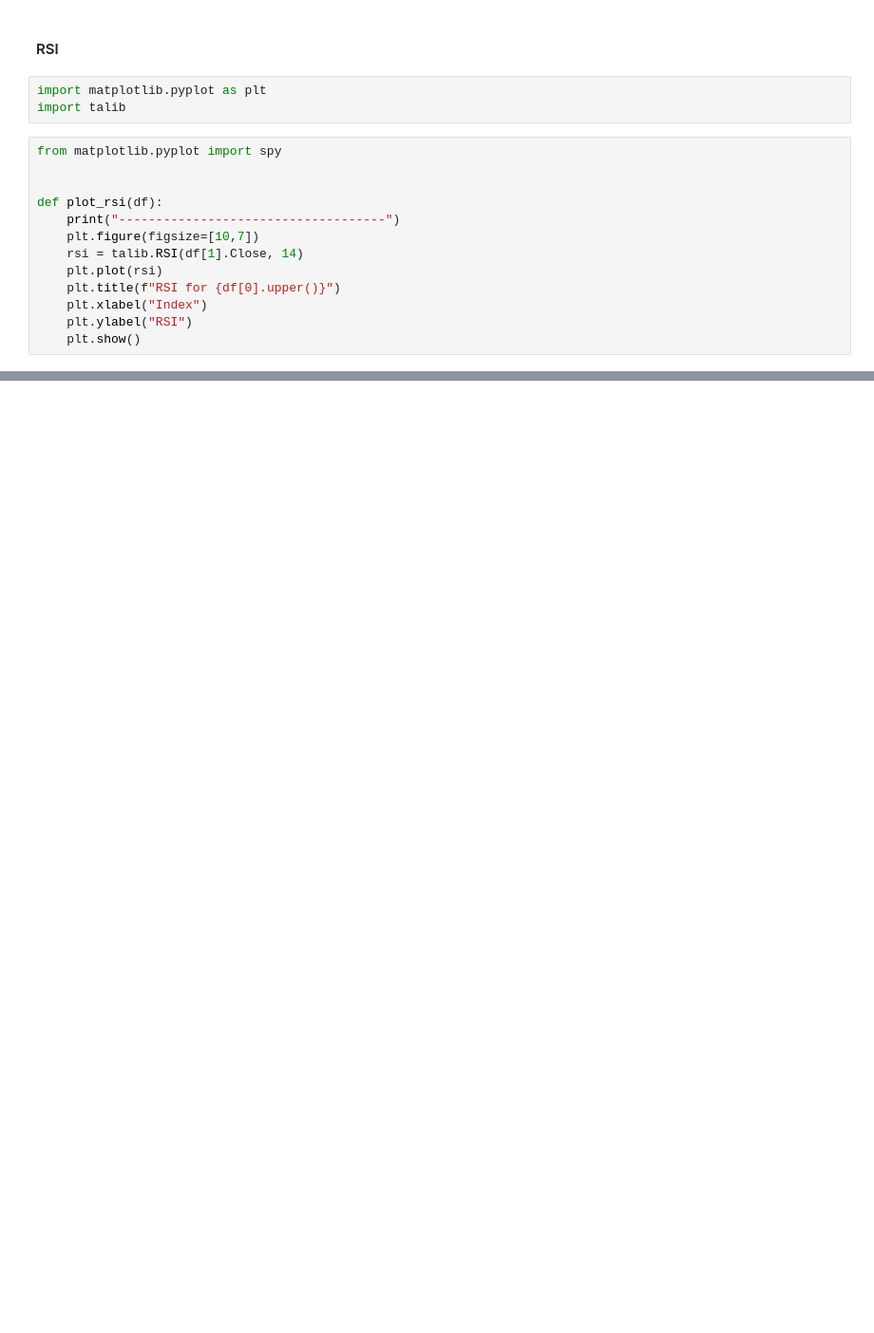
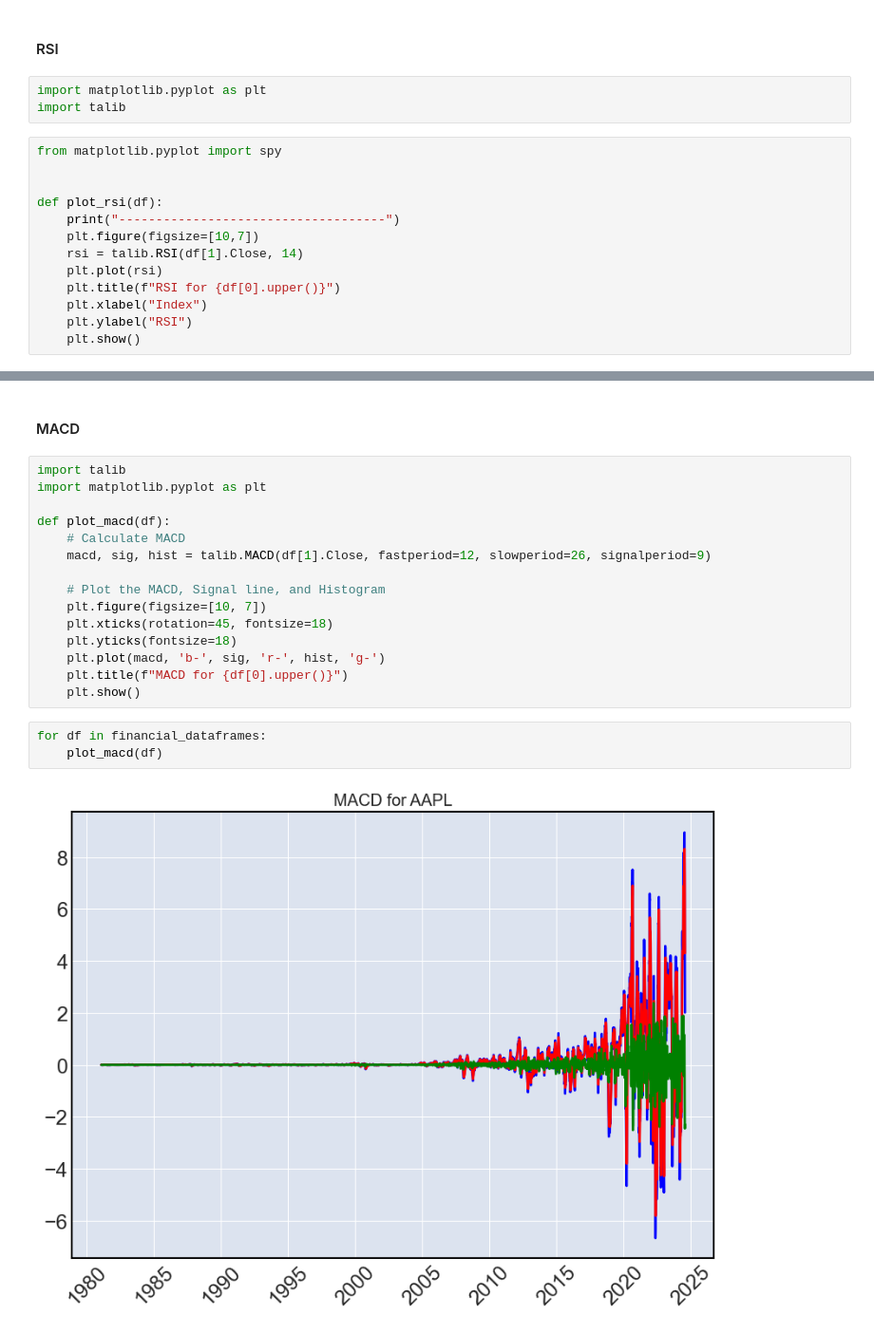
Before and after one commit to Reid-T-W/price-movement-with-news-sentiment, a Jupyter notebook: notebooks/financial-analysis.ipynb, the cells around one changed output, grey strips where cells are left out. Shown at 95% size. Saved outputs shown, nothing was run; the diff lists cells and outputs as text; blank space fills up the shorter version.

```diff
--- a/notebooks/financial-analysis.ipynb
+++ b/notebooks/financial-analysis.ipynb
@@ -98,0 +212,22 @@ for df in financial_dataframes:
+# %% [markdown]
+#### MACD
+# %%
+import talib
+import matplotlib.pyplot as plt
+
+def plot_macd(df):
+    # Calculate MACD
+    macd, sig, hist = talib.MACD(df[1].Close, fastperiod=12, slowperiod=26, signalperiod=9)
+
+    # Plot the MACD, Signal line, and Histogram
+    plt.figure(figsize=[10, 7])
+    plt.xticks(rotation=45, fontsize=18)
+    plt.yticks(fontsize=18)
+    plt.plot(macd, 'b-', sig, 'r-', hist, 'g-')
+    plt.title(f"MACD for {df[0].upper()}")
+    plt.show()
+# %%
+for df in financial_dataframes:
+    plot_macd(df)
+# %% [output]
+[figure, added]
```
Also changed, not shown: parts of 5 cells of this notebook.
